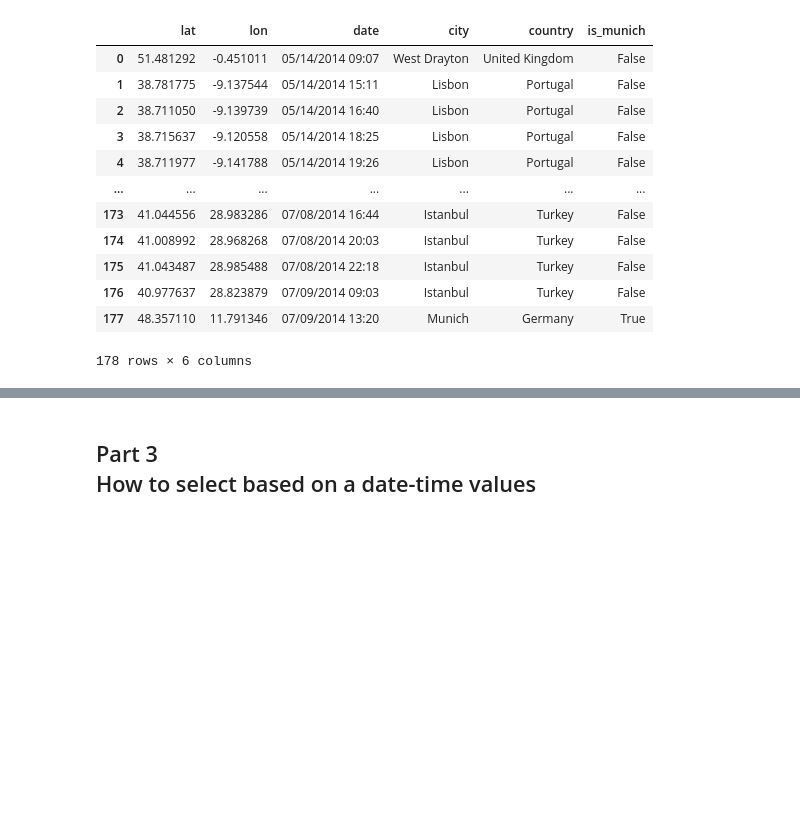
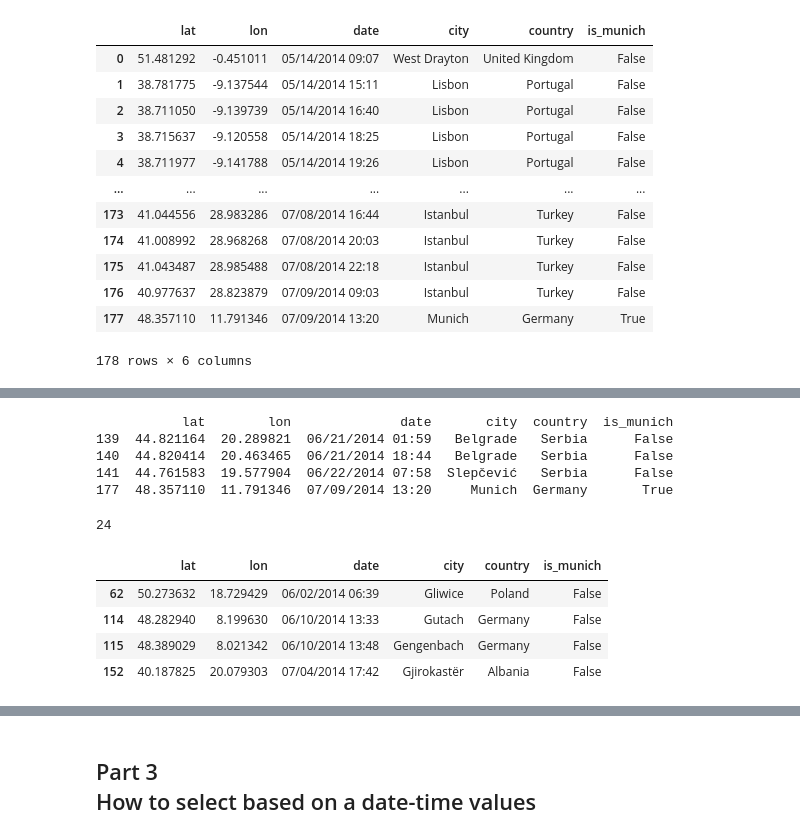
Before and after one commit to qszhao/PTUA2023, a Jupyter notebook: Lab05/Lab05_Pandas.ipynb, the cells around one changed output, grey strips where cells are left out. Cells and saved outputs as stored; diff of their text form; code cells hidden in the pictures; blank space fills up the shorter version.

```diff
--- a/Lab05/Lab05_Pandas.ipynb
+++ b/Lab05/Lab05_Pandas.ipynb
@@ -135,9 +150,26 @@ df_not_barcelona
 # %%
 # Q11: select rows where either the city is munich, or the country is serbia
+print(df[(df['is_munich']) | (df['country'] == 'Serbia')])
+# %% [output]
+           lat        lon              date       city  country  is_munich
+139  44.821164  20.289821  06/21/2014 01:59   Belgrade   Serbia      False
+140  44.820414  20.463465  06/21/2014 18:44   Belgrade   Serbia      False
+141  44.761583  19.577904  06/22/2014 07:58  Slepčević   Serbia      False
+177  48.357110  11.791346  07/09/2014 13:20     Munich  Germany       True
 # %%
 # Q12: how many observations are west of the prime meridian?
+len(df[df['lon'] < 0])
+# %% [output]
+24
 # %%
 # Q13: get all rows that contain a city that starts with the letter G
+df[df['city'].str.match("G")]
+# %% [output]
+|  | lat | lon | date | city | country | is_munich |
+| 62 | 50.273632 | 18.729429 | 06/02/2014 06:39 | Gliwice | Poland | False |
+| 114 | 48.282940 | 8.199630 | 06/10/2014 13:33 | Gutach | Germany | False |
+| 115 | 48.389029 | 8.021342 | 06/10/2014 13:48 | Gengenbach | Germany | False |
+| 152 | 40.187825 | 20.079303 | 07/04/2014 17:42 | Gjirokastër | Albania | False |
 # %%
 # Q14: how many unique cities and countries in the dataset?
 # Also can you check missing values for the dataframe
```
Also changed, not shown: parts of 8 cells of this notebook.
